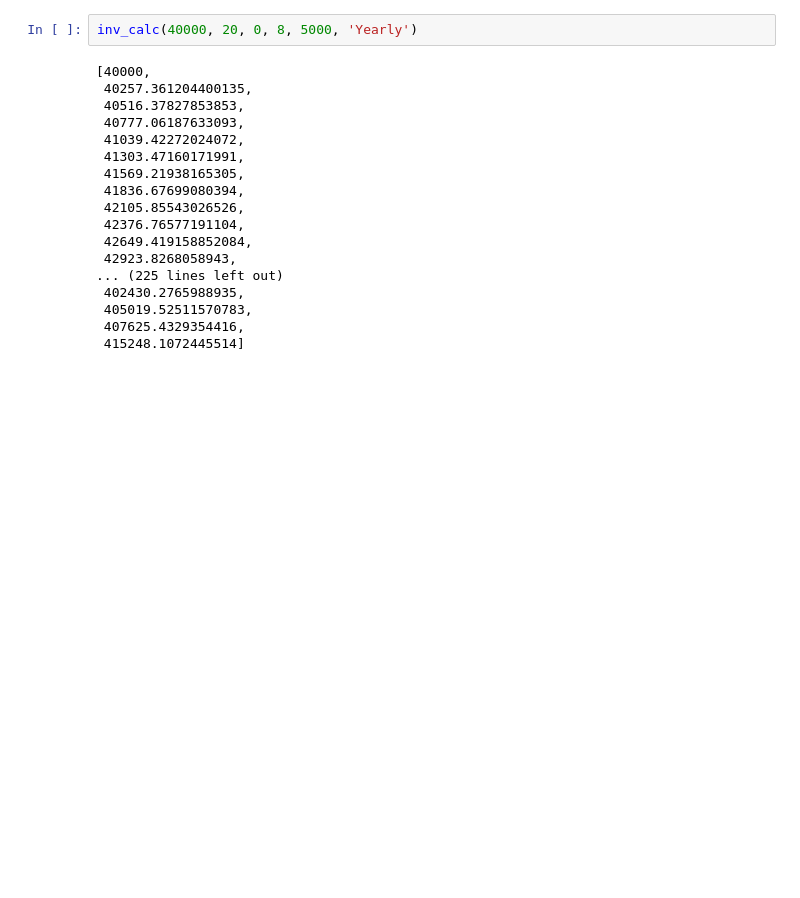
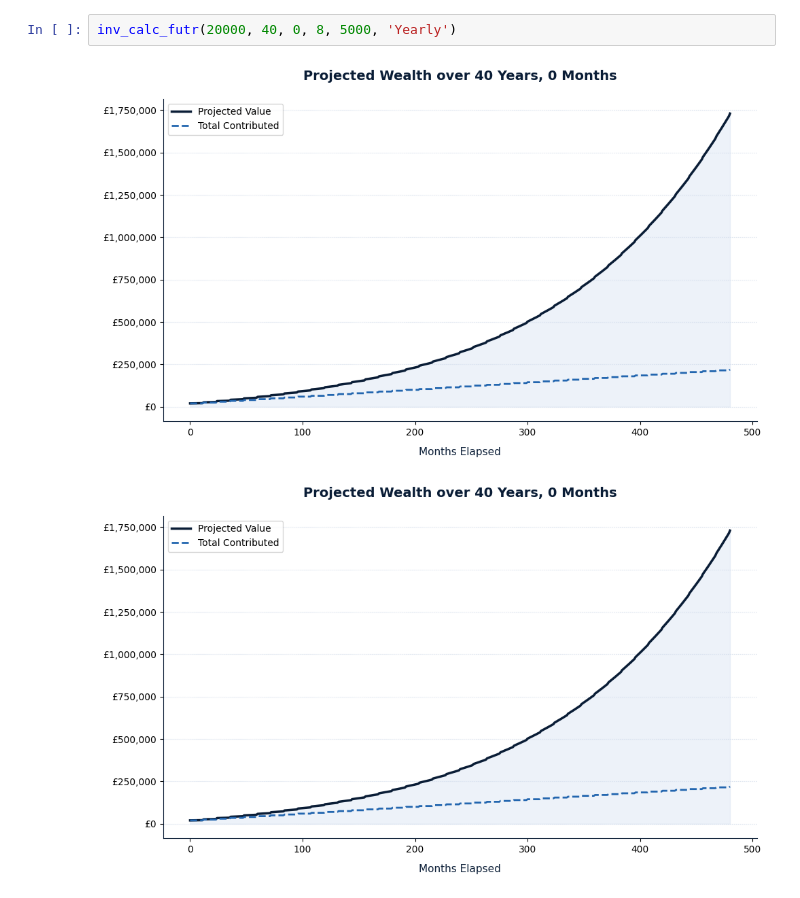
Before and after one commit to benconway03/Eden-finance, a Jupyter notebook: inv_calc_setup.ipynb, the cells around one changed output. Cells and saved outputs as stored; diff of their text form; blank space fills up the shorter version.

```diff
--- a/inv_calc_setup.ipynb
+++ b/inv_calc_setup.ipynb
@@ -22,20 +111,5 @@ def inv_calc(start_amount,
 # %%
-inv_calc(40000, 20, 0, 8, 5000, 'Yearly')
+inv_calc_futr(20000, 40, 0, 8, 5000, 'Yearly')
 # %% [output]
-[40000,
- 40257.361204400135,
- 40516.37827853853,
- 40777.06187633093,
- 41039.42272024072,
- 41303.47160171991,
- 41569.21938165305,
- 41836.67699080394,
- 42105.85543026526,
- 42376.76577191104,
- 42649.419158852084,
- 42923.8268058943,
-... (225 lines left out)
- 402430.2765988935,
- 405019.52511570783,
- 407625.4329354416,
- 415248.1072445514]
+[figure, added]
+[figure, added]
```
Also changed, not shown: parts of 3 cells of this notebook, 7 other files.
